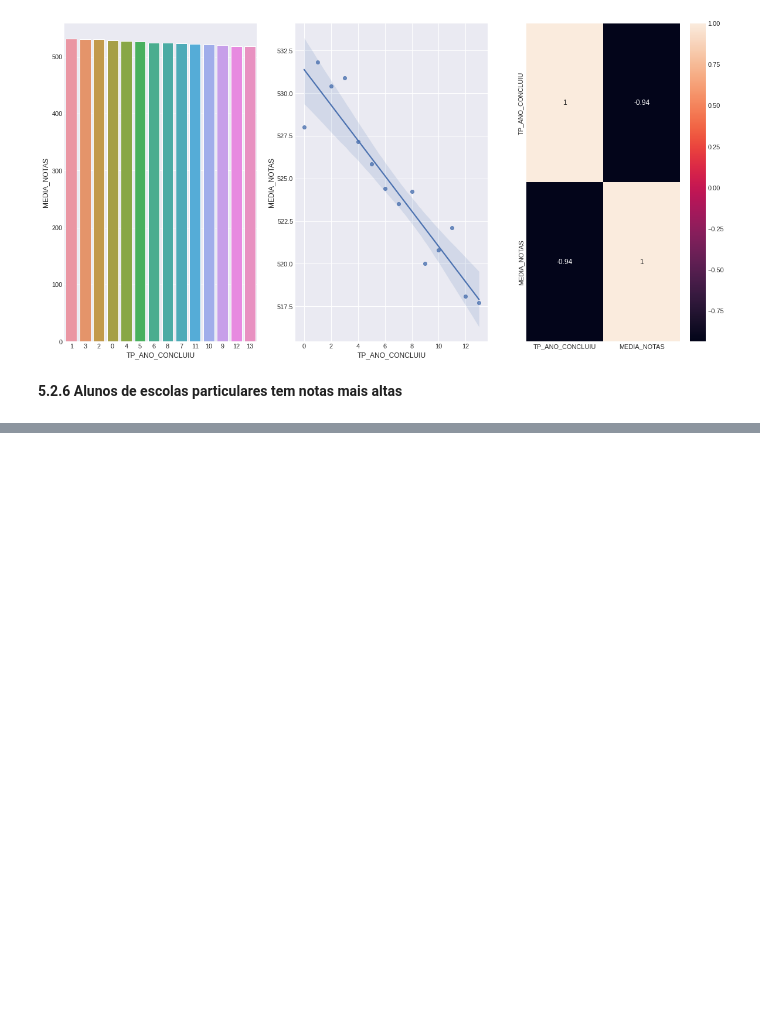
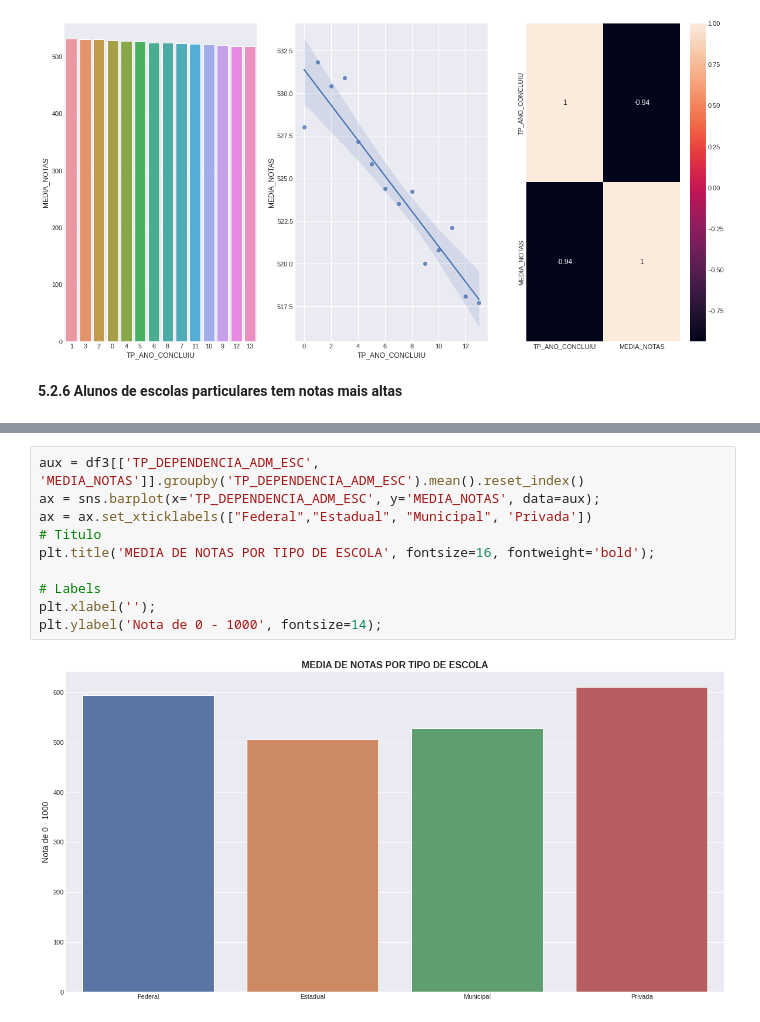
Before and after one commit to alexhenriquepineda/Previsao-Notas-ENEM, a Jupyter notebook: TCC_v1.ipynb, the cells around one changed output, grey strips where cells are left out. Saved outputs shown, nothing was run; the diff lists cells and outputs as text; blank space fills up the shorter version.

```diff
--- a/TCC_v1.ipynb
+++ b/TCC_v1.ipynb
@@ -539,0 +550,12 @@ sns.heatmap(aux.corr(method='pearson'), annot=True);
+# %%
+aux = df3[['TP_DEPENDENCIA_ADM_ESC', 'MEDIA_NOTAS']].groupby('TP_DEPENDENCIA_ADM_ESC').mean().reset_index()
+ax = sns.barplot(x='TP_DEPENDENCIA_ADM_ESC', y='MEDIA_NOTAS', data=aux);
+ax = ax.set_xticklabels(["Federal","Estadual", "Municipal", 'Privada'])
+# Titulo
+plt.title('MEDIA DE NOTAS POR TIPO DE ESCOLA', fontsize=16, fontweight='bold');
+
+# Labels
+plt.xlabel('');
+plt.ylabel('Nota de 0 - 1000', fontsize=14);
+# %% [output]
+[figure, added]
```
Also changed, not shown: parts of 5 cells of this notebook.
